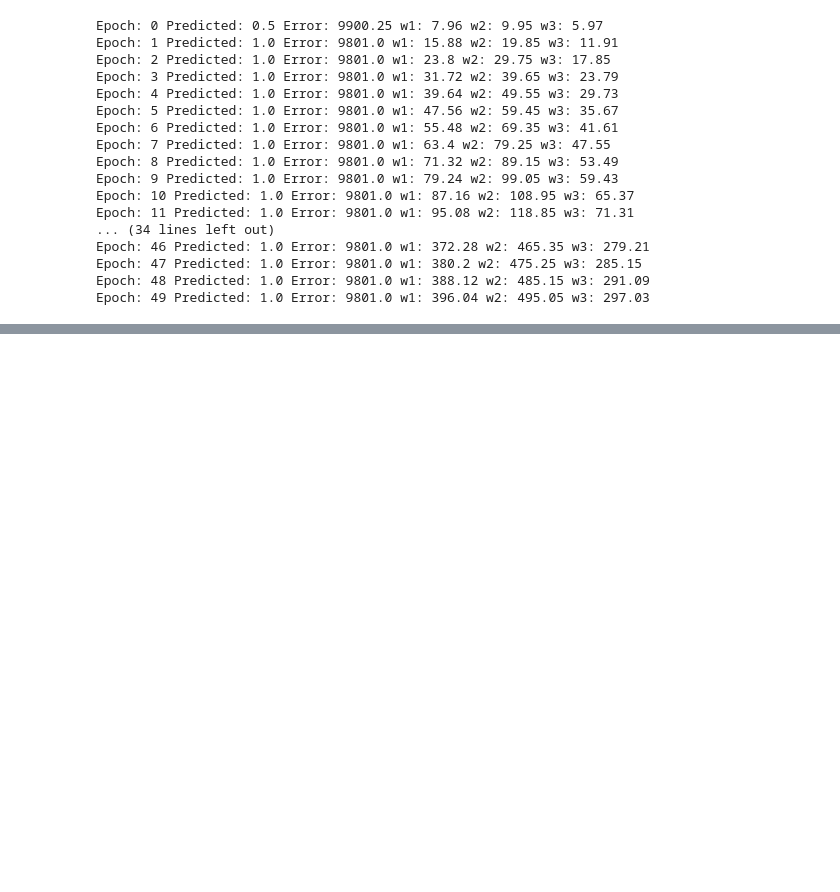
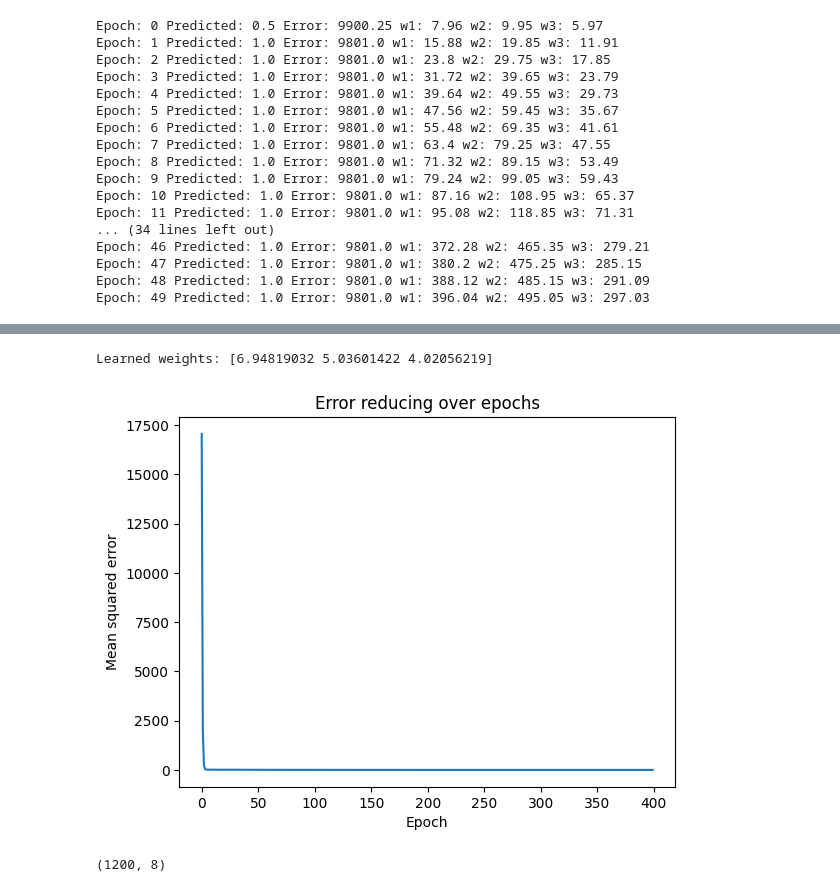
Before and after one commit to DevenDevOps1924/PYTHON_JOURNEY, a Jupyter notebook: Deep_Learning/Deepl_learning_with_Numpy_example.ipynb, the cells around one changed output, grey strips where cells are left out. Saved outputs shown, nothing was run; the diff lists cells and outputs as text; code cells hidden in the pictures; blank space fills up the shorter version.

```diff
--- a/Deep_Learning/Deepl_learning_with_Numpy_example.ipynb
+++ b/Deep_Learning/Deepl_learning_with_Numpy_example.ipynb
@@ -102,0 +126,3 @@ Epoch: 49 Predicted: 1.0 Error: 9801.0 w1: 396.04 w2: 495.05 w3: 297.03
+# %%
+X = np.array([x1,x2,x3]).T.astype(float)
+X
@@ -102,0 +140,3 @@ Epoch: 49 Predicted: 1.0 Error: 9801.0 w1: 396.04 w2: 495.05 w3: 297.03
+# %%
+y = y.reshape(-1,1).astype(float)
+y
@@ -102,0 +154,2 @@ Epoch: 49 Predicted: 1.0 Error: 9801.0 w1: 396.04 w2: 495.05 w3: 297.03
+# %%
+w= np.random.randn(3,1)
@@ -102,0 +175,20 @@ Epoch: 49 Predicted: 1.0 Error: 9801.0 w1: 396.04 w2: 495.05 w3: 297.03
+# %%
+lr = 0.002
+error_list = []
+for epoch in range(400):
+  y_pred = X@w
+  error = (y-y_pred)**2
+  # dw1 = 2*(y - predict_2)*(-x1)
+  gradient = -2*(X.T@(y-y_pred))/len(y)
+  w = w-lr*gradient
+  error_list.append(error.mean())
+# %%
+print('Learned weights:', w.ravel())
+plt.plot(error_list)
+plt.title('Error reducing over epochs')
+plt.xlabel('Epoch')
+plt.ylabel('Mean squared error')
+plt.show()
+# %% [output]
+Learned weights: [6.94819032 5.03601422 4.02056219]
+[figure, added]
@@ -102,0 +208,4 @@ Epoch: 49 Predicted: 1.0 Error: 9801.0 w1: 396.04 w2: 495.05 w3: 297.03
+# %%
+X.shape
+# %% [output]
+(1200, 8)
```
Also changed, not shown: parts of 71 cells of this notebook, 10 other files.
